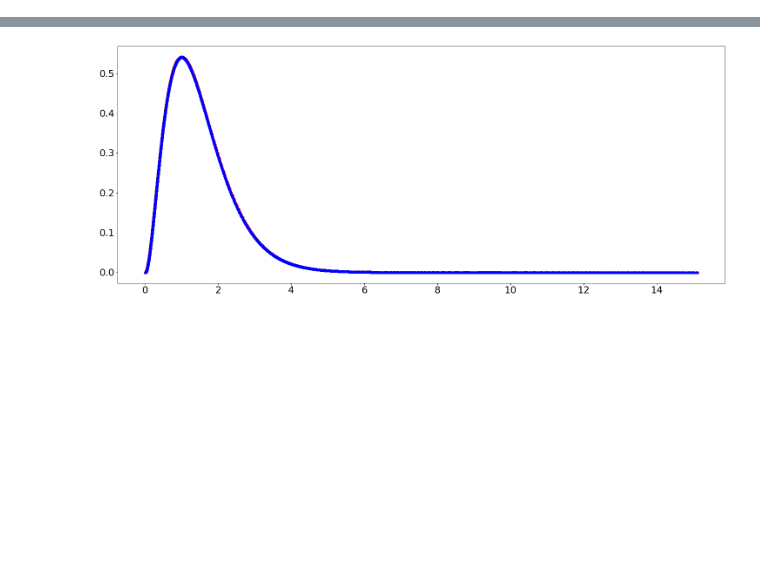
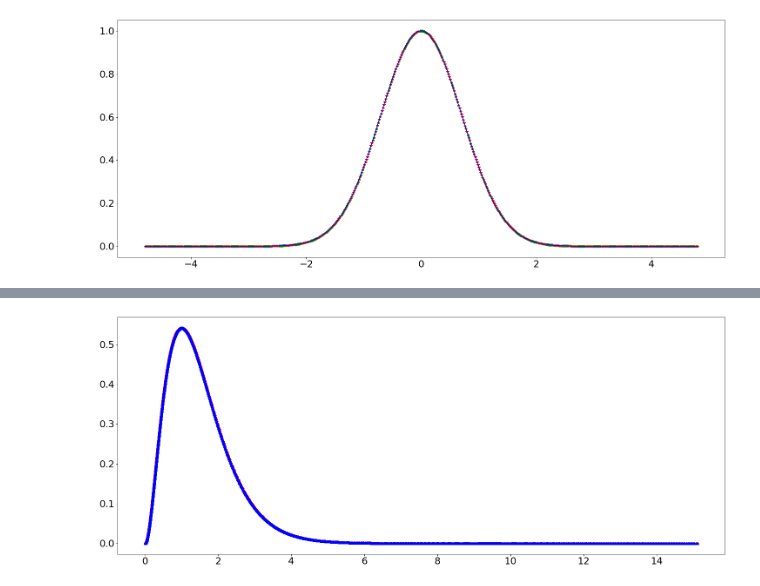
Before and after one commit to zeledon14/numerical_orbitals, a Jupyter notebook: testing.ipynb, the cells around one changed output, grey strips where cells are left out. Saved outputs shown, nothing was run; the diff lists cells and outputs as text; code cells hidden in the pictures; blank space fills up the shorter version.

```diff
--- a/testing.ipynb
+++ b/testing.ipynb
@@ -80,0 +41,5 @@ L=500
+# %%
+plt.plot(grid,y_rk[0],'r*', grid,y_pc[0],'g+', grid,u_og,'b-')
+plt.show()
+# %% [output]
+[figure, added]
```
Also changed, not shown: parts of 35 cells of this notebook, 8 other files.
